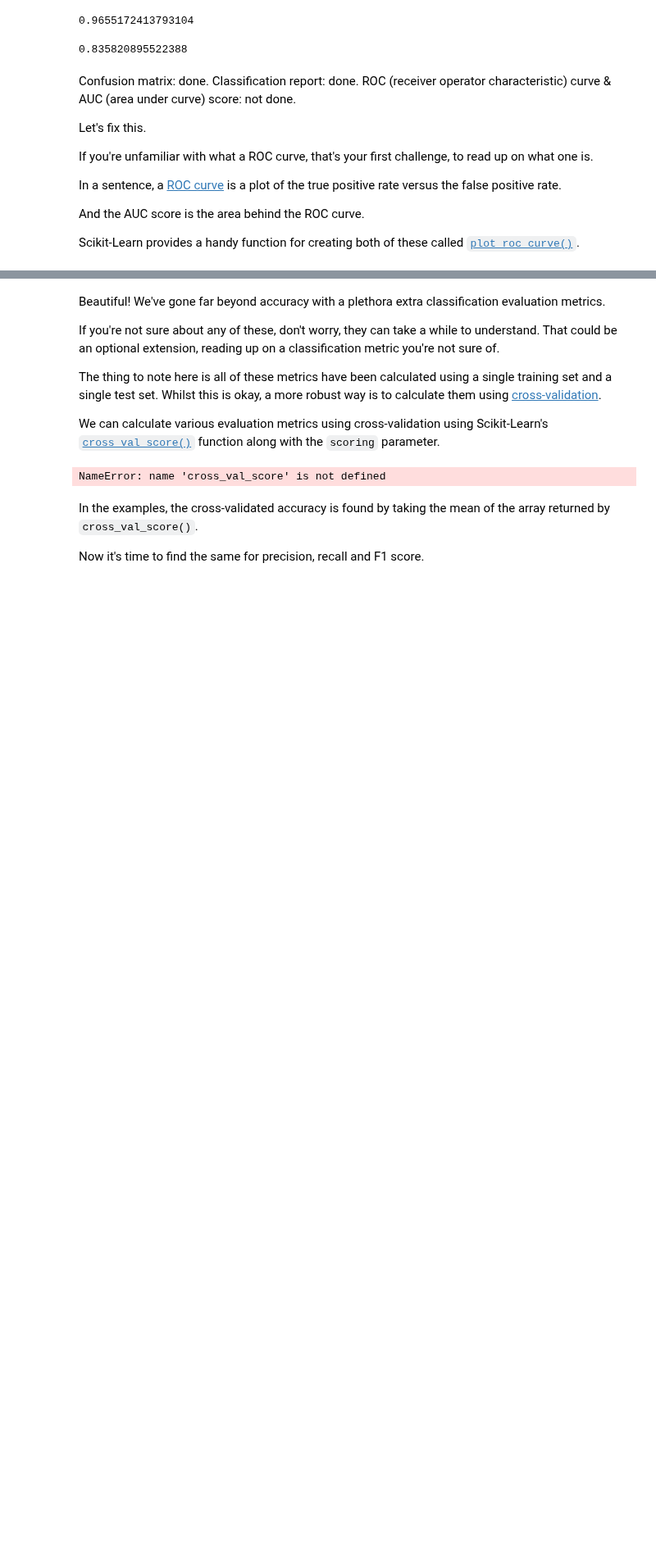
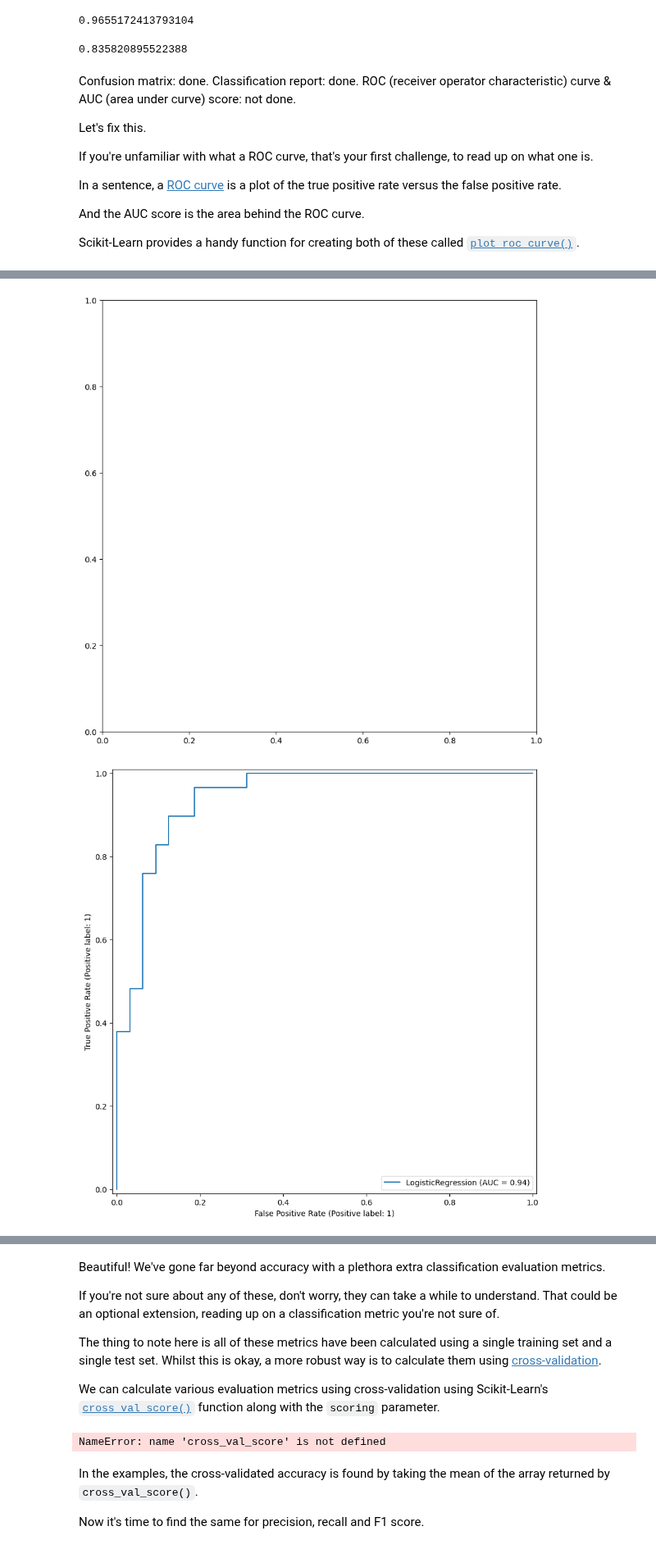
Before and after one commit to FuaadNew/First-Conda-project, a Jupyter notebook: scikit-learn-exercises.ipynb, the cells around one changed output, grey strips where cells are left out. Shown at 82% size. Cells and saved outputs as stored; diff of their text form; code cells hidden in the pictures; blank space fills up the shorter version.

```diff
--- a/scikit-learn-exercises.ipynb
+++ b/scikit-learn-exercises.ipynb
@@ -486,20 +486,23 @@ Scikit-Learn provides a handy function for creating both of these called [`plot_
 # %%
 # Plot a ROC curve using our current machine learning model using plot_roc_curve
 ###
+# Plot a ROC curve using our current machine learning model using RocCurveDisplay
 def plot_roc_curve(model, X_test, y_test):
     """
     Plots a ROC curve of a model's predictions on a test set.
     """
-    from sklearn.metrics import plot_roc_curve
+    from sklearn.metrics import RocCurveDisplay
     import matplotlib.pyplot as plt
     # Create a figure and axis
     fig, ax = plt.subplots(figsize=(10, 10))
 
-    # Plot the ROC curve
-    plot_roc_curve(model, X_test, y_test, ax=ax)
+    # Plot the ROC curve using RocCurveDisplay
+    RocCurveDisplay.from_estimator(model, X_test, y_test, ax=ax)
 
     # Show the plot
     plt.show()
 
 plot_roc_curve(clf, X_test, y_test)
+
+plot_roc_curve(clf, X_test, y_test)
 # %% [output]
@@ -506,0 +509,2 @@ ImportError: cannot import name 'plot_roc_curve' from 'sklearn.metrics' (/Users/
+[figure, added]
+[figure, added]
```
Also changed, not shown: parts of 1 cell of this notebook.
